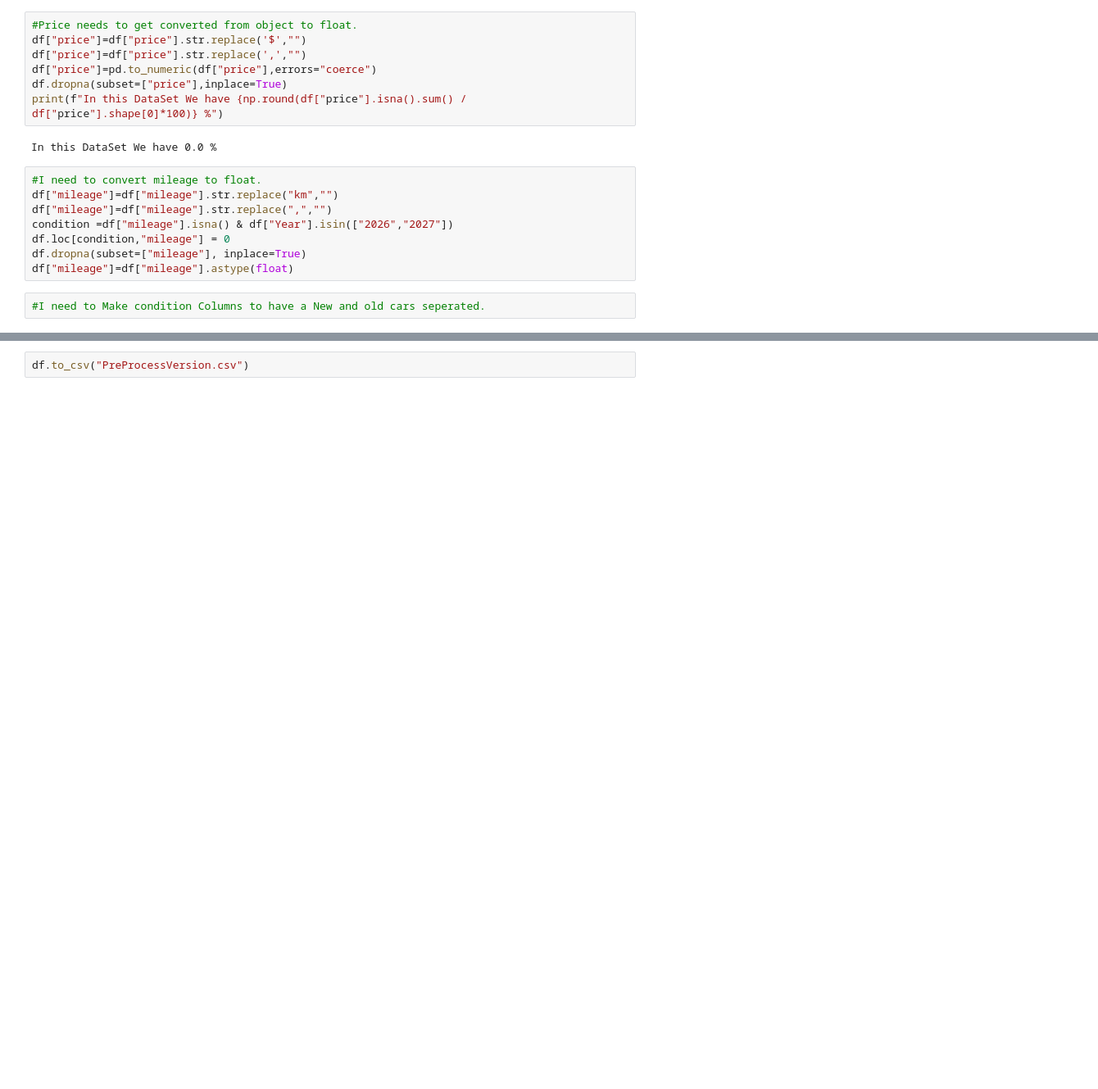
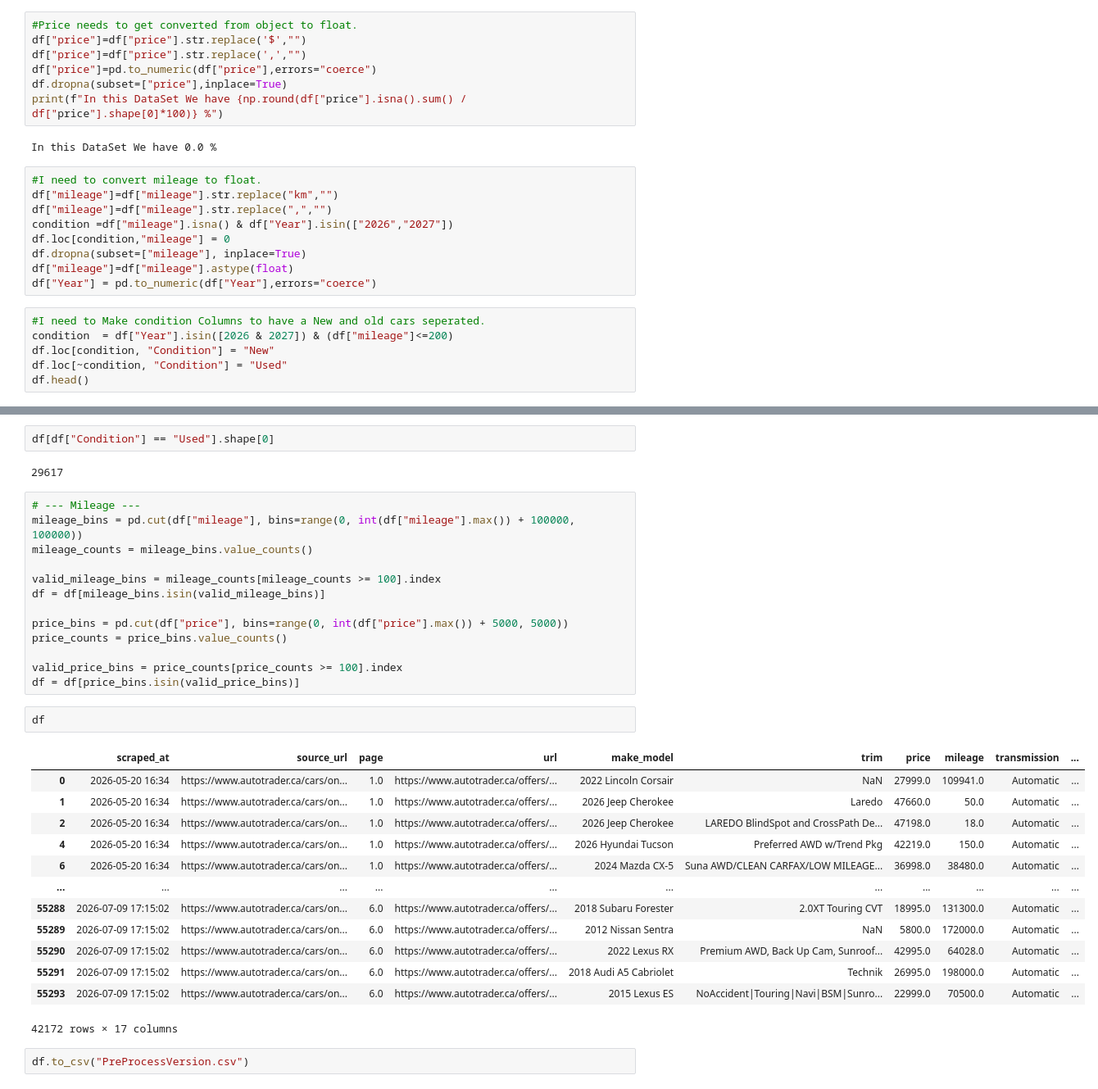
Before and after one commit to MohammadTajamiri/AutoTrader, a Jupyter notebook: Project 1/PreProcessingData.ipynb, the cells around one changed output, grey strips where cells are left out. Shown at 82% size. Cells and saved outputs as stored; diff of their text form; blank space fills up the shorter version.

```diff
--- a/Project 1/PreProcessingData.ipynb
+++ b/Project 1/PreProcessingData.ipynb
@@ -69,5 +76,10 @@ condition =df["mileage"].isna() & df["Year"].isin(["2026","2027"])
 df.loc[condition,"mileage"] = 0
 df.dropna(subset=["mileage"], inplace=True)
 df["mileage"]=df["mileage"].astype(float)
+df["Year"] = pd.to_numeric(df["Year"],errors="coerce")
 # %%
 #I need to Make condition Columns to have a New and old cars seperated.
+condition  = df["Year"].isin([2026 & 2027]) & (df["mileage"]<=200)
+df.loc[condition, "Condition"] = "New"
+df.loc[~condition, "Condition"] = "Used"
+df.head()
@@ -74,2 +93,35 @@ df["mileage"]=df["mileage"].astype(float)
+# %%
+df[df["Condition"] == "Used"].shape[0]
+# %% [output]
+29617
+# %%
+# --- Mileage ---
+mileage_bins = pd.cut(df["mileage"], bins=range(0, int(df["mileage"].max()) + 100000, 100000))
+mileage_counts = mileage_bins.value_counts()
+
+valid_mileage_bins = mileage_counts[mileage_counts >= 100].index
+df = df[mileage_bins.isin(valid_mileage_bins)]
+
+price_bins = pd.cut(df["price"], bins=range(0, int(df["price"].max()) + 5000, 5000))
+price_counts = price_bins.value_counts()
+
+valid_price_bins = price_counts[price_counts >= 100].index
+df = df[price_bins.isin(valid_price_bins)]
+# %%
+df
+# %% [output]
+|  | scraped_at | source_url | page | url | make_model | trim | price | mileage | transmission | ... |
+| 0 | 2026-05-20 16:34 | https://www.autotrader.ca/cars/on... | 1.0 | https://www.autotrader.ca/offers/... | 2022 Lincoln Corsair | NaN | 27999.0 | 109941.0 | Automatic | ... |
+| 1 | 2026-05-20 16:34 | https://www.autotrader.ca/cars/on... | 1.0 | https://www.autotrader.ca/offers/... | 2026 Jeep Cherokee | Laredo | 47660.0 | 50.0 | Automatic | ... |
+| 2 | 2026-05-20 16:34 | https://www.autotrader.ca/cars/on... | 1.0 | https://www.autotrader.ca/offers/... | 2026 Jeep Cherokee | LAREDO BlindSpot and CrossPath De... | 47198.0 | 18.0 | Automatic | ... |
+| 4 | 2026-05-20 16:34 | https://www.autotrader.ca/cars/on... | 1.0 | https://www.autotrader.ca/offers/... | 2026 Hyundai Tucson | Preferred AWD w/Trend Pkg | 42219.0 | 150.0 | Automatic | ... |
+| 6 | 2026-05-20 16:34 | https://www.autotrader.ca/cars/on... | 1.0 | https://www.autotrader.ca/offers/... | 2024 Mazda CX-5 | Suna AWD/CLEAN CARFAX/LOW MILEAGE... | 36998.0 | 38480.0 | Automatic | ... |
+| ... | ... | ... | ... | ... | ... | ... | ... | ... | ... | ... |
+| 55288 | 2026-07-09 17:15:02 | https://www.autotrader.ca/cars/on... | 6.0 | https://www.autotrader.ca/offers/... | 2018 Subaru Forester | 2.0XT Touring CVT | 18995.0 | 131300.0 | Automatic | ... |
+| 55289 | 2026-07-09 17:15:02 | https://www.autotrader.ca/cars/on... | 6.0 | https://www.autotrader.ca/offers/... | 2012 Nissan Sentra | NaN | 5800.0 | 172000.0 | Automatic | ... |
+| 55290 | 2026-07-09 17:15:02 | https://www.autotrader.ca/cars/on... | 6.0 | https://www.autotrader.ca/offers/... | 2022 Lexus RX | Premium AWD, Back Up Cam, Sunroof... | 42995.0 | 64028.0 | Automatic | ... |
+| 55291 | 2026-07-09 17:15:02 | https://www.autotrader.ca/cars/on... | 6.0 | https://www.autotrader.ca/offers/... | 2018 Audi A5 Cabriolet | Technik | 26995.0 | 198000.0 | Automatic | ... |
+| 55293 | 2026-07-09 17:15:02 | https://www.autotrader.ca/cars/on... | 6.0 | https://www.autotrader.ca/offers/... | 2015 Lexus ES | NoAccident|Touring|Navi|BSM|Sunro... | 22999.0 | 70500.0 | Automatic | ... |
+42172 rows × 17 columns
 # %%
 df.to_csv("PreProcessVersion.csv")
```
Also changed, not shown: parts of 5 cells of this notebook, 4 other files.
